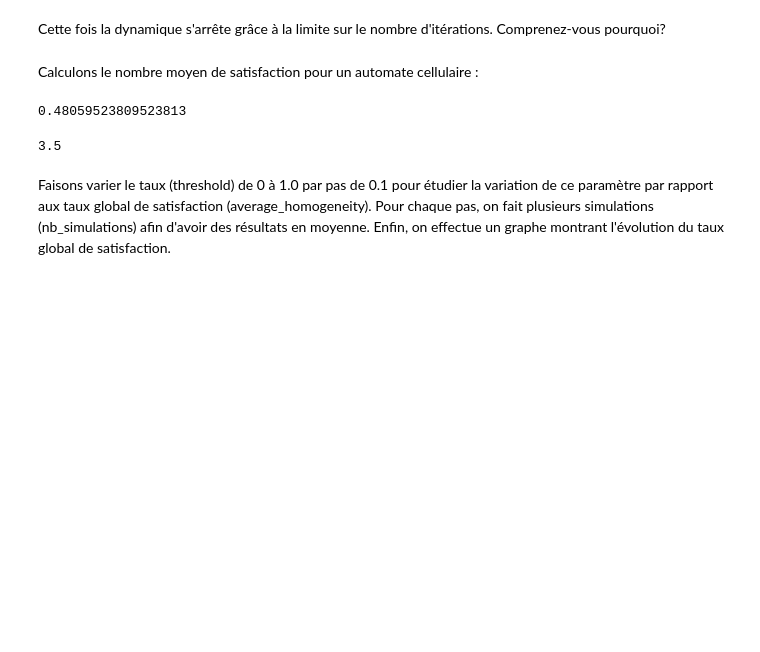
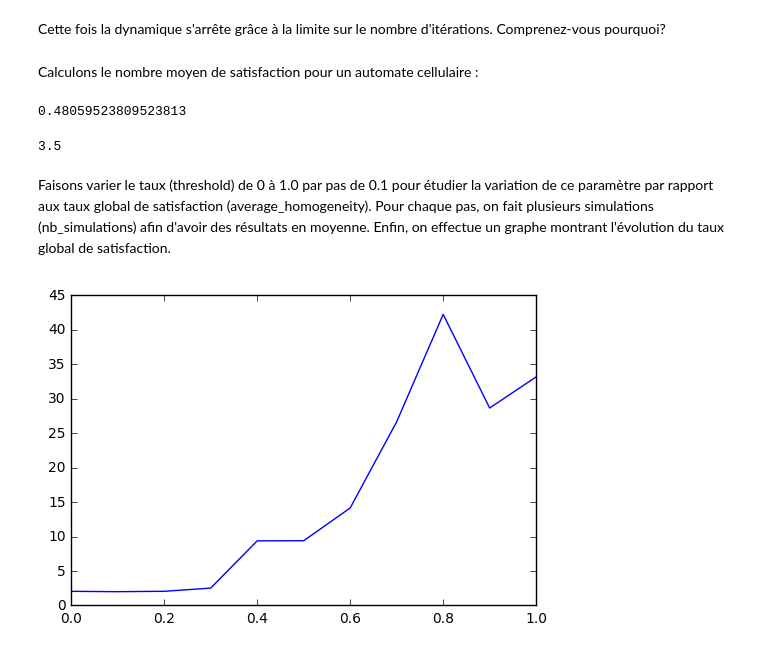
Before and after one commit to SergeStinckwich/ARE-UPMC, a Jupyter notebook: ARE-DYNAMIC/Schelling/Schelling.ipynb, the cells around one changed output. Saved outputs shown, nothing was run; the diff lists cells and outputs as text; code cells hidden in the pictures; blank space fills up the shorter version.

```diff
--- a/ARE-DYNAMIC/Schelling/Schelling.ipynb
+++ b/ARE-DYNAMIC/Schelling/Schelling.ipynb
@@ -61,7 +62,7 @@ from matplotlib import pyplot as plt
 # GLOBAL PARAMETERS FOR EXPERIMENTS
 neighb = 4          # size of neighbourhood
 threshold = 0.5     # threshold of satisfaction
-maxIterations = 20   # max number of iteration for convergence
+maxIterations = 5   # max number of iteration for convergence
 size = 22           # size of the line
 # %% [markdown]
 Un état de l'automate cellulaire est représenté sous la forme d'une liste de 0 et de 1. Par exemple:
@@ -320,19 +321,22 @@ Faisons varier le taux (threshold) de 0 à 1.0 par pas de 0.1 pour étudier la v
 # %%
 jump = 0.1
 t = 0.0
 tend = 1.0
 result = []
 nb_simulations = 20
+maxIterations = 20
 size = 100
 while t < tend:
     avr = 0.0
     threshold = t
     for i in range(nb_simulations):
         state = np.random.randint(0, 2, (size))
-        avr = avr + average_homogeneity(dynamics(state))
+        avr = avr + average_cluster_size(dynamics(state))
     result.append(avr/nb_simulations)
     t += jump
 x = np.linspace(0.0, 1.0, (1.0/jump)+1)
 
 plt.plot(x, result)
 plt.show()
+# %% [output]
+[figure, added]
```
Also changed, not shown: parts of 1 cell of this notebook.
